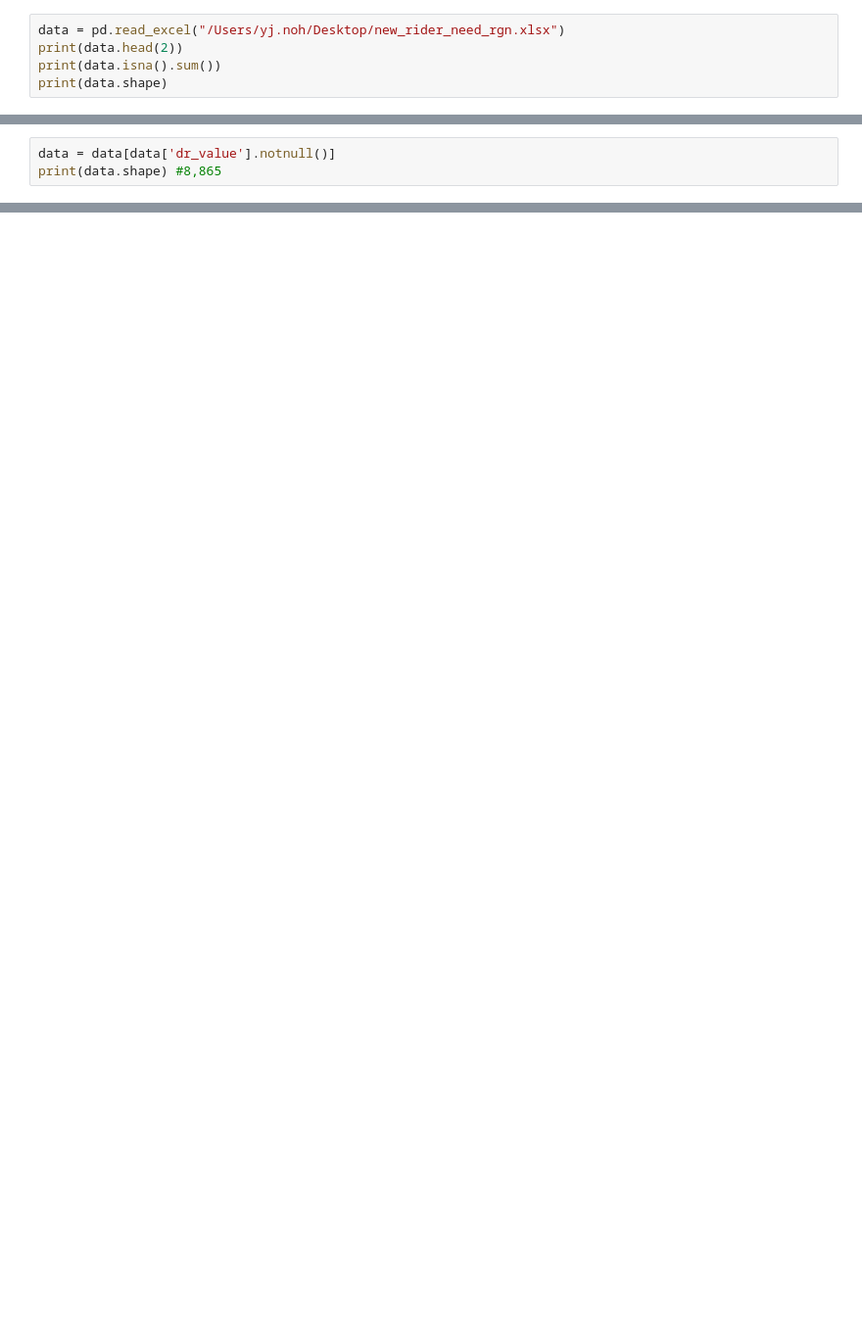
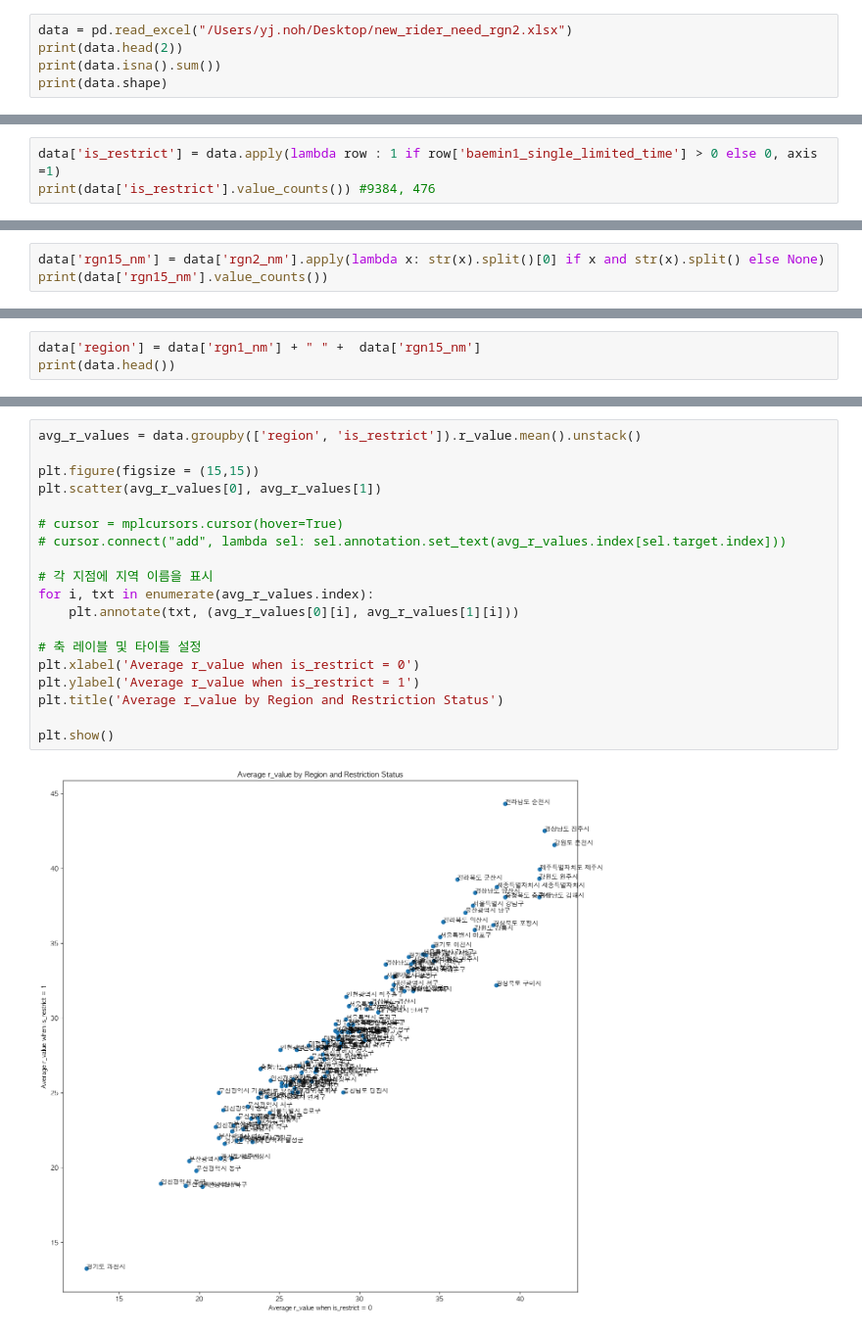
Before and after one commit to yoooooooonji/CRM-effect-analyst, a Jupyter notebook: new_rider_need.ipynb, the cells around one changed output, grey strips where cells are left out. Shown at 98% size. Cells and saved outputs as stored; diff of their text form; blank space fills up the shorter version.

```diff
--- a/new_rider_need.ipynb
+++ b/new_rider_need.ipynb
@@ -13,7 +19,7 @@ plt.rcParams['font.family'] = 'AppleGothic'
 # %% [output]
 /Users/yj.noh/Documents/GitHub
 # %%
-data = pd.read_excel("/Users/yj.noh/Desktop/new_rider_need_rgn.xlsx")
+data = pd.read_excel("/Users/yj.noh/Desktop/new_rider_need_rgn2.xlsx")
 print(data.head(2))
 print(data.isna().sum())
 print(data.shape)
@@ -37,0 +44,3 @@ dtype: int64
+# %%
+data['is_restrict'] = data.apply(lambda row : 1 if row['baemin1_single_limited_time'] > 0 else 0, axis =1)
+print(data['is_restrict'].value_counts()) #9384, 476
@@ -37,0 +52,3 @@ dtype: int64
+# %%
+data['rgn15_nm'] = data['rgn2_nm'].apply(lambda x: str(x).split()[0] if x and str(x).split() else None)
+print(data['rgn15_nm'].value_counts())
@@ -38,4 +69,4 @@ dtype: int64
 # %%
-data = data[data['dr_value'].notnull()]
-print(data.shape) #8,865
+data['region'] = data['rgn1_nm'] + " " +  data['rgn15_nm']
+print(data.head())
 # %% [output]
@@ -73,0 +96,21 @@ def plot_numeric (data, numeric_vars, outcome):
+# %%
+avg_r_values = data.groupby(['region', 'is_restrict']).r_value.mean().unstack()
+
+plt.figure(figsize = (15,15))
+plt.scatter(avg_r_values[0], avg_r_values[1])
+
+# cursor = mplcursors.cursor(hover=True)
+# cursor.connect("add", lambda sel: sel.annotation.set_text(avg_r_values.index[sel.target.index]))
+
+# 각 지점에 지역 이름을 표시
+for i, txt in enumerate(avg_r_values.index):
+    plt.annotate(txt, (avg_r_values[0][i], avg_r_values[1][i]))
+
+# 축 레이블 및 타이틀 설정
+plt.xlabel('Average r_value when is_restrict = 0')
+plt.ylabel('Average r_value when is_restrict = 1')
+plt.title('Average r_value by Region and Restriction Status')
+
+plt.show()
+# %% [output]
+[figure, added]
```
Also changed, not shown: parts of 28 cells of this notebook, 17 other files.
